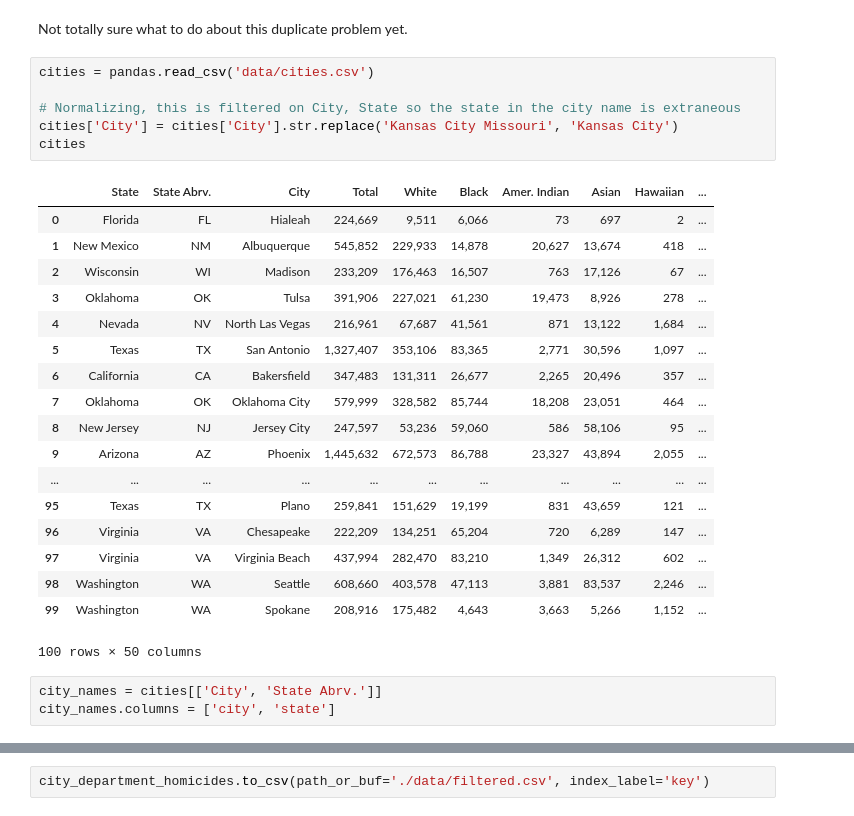
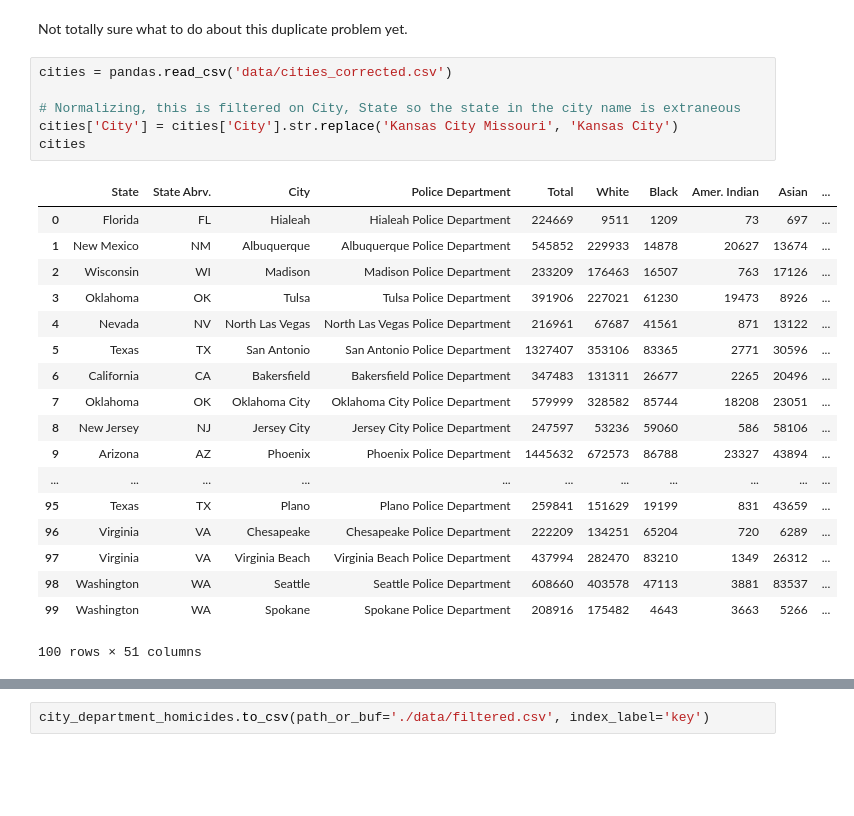
Before and after one commit to mapping-police-violence/cities-breakdown, a Jupyter notebook: Mapping Police Violence Data.ipynb, the cells around one changed output, grey strips where cells are left out. Drawn from its saved outputs; the diff is of its cells as text; blank space fills up the shorter version.

```diff
--- a/Mapping Police Violence Data.ipynb
+++ b/Mapping Police Violence Data.ipynb
@@ -106,30 +61,27 @@ multi_agency
 # %% [markdown]
 Not totally sure what to do about this duplicate problem yet.
 # %%
-cities = pandas.read_csv('data/cities.csv')
+cities = pandas.read_csv('data/cities_corrected.csv')
 
 # Normalizing, this is filtered on City, State so the state in the city name is extraneous
 cities['City'] = cities['City'].str.replace('Kansas City Missouri', 'Kansas City')
 cities
 # %% [output]
-|  | State | State Abrv. | City | Total | White | Black | Amer. Indian | Asian | Hawaiian | ... |
-| 0 | Florida | FL | Hialeah | 224,669 | 9,511 | 6,066 | 73 | 697 | 2 | ... |
-| 1 | New Mexico | NM | Albuquerque | 545,852 | 229,933 | 14,878 | 20,627 | 13,674 | 418 | ... |
-| 2 | Wisconsin | WI | Madison | 233,209 | 176,463 | 16,507 | 763 | 17,126 | 67 | ... |
-| 3 | Oklahoma | OK | Tulsa | 391,906 | 227,021 | 61,230 | 19,473 | 8,926 | 278 | ... |
-| 4 | Nevada | NV | North Las Vegas | 216,961 | 67,687 | 41,561 | 871 | 13,122 | 1,684 | ... |
-| 5 | Texas | TX | San Antonio | 1,327,407 | 353,106 | 83,365 | 2,771 | 30,596 | 1,097 | ... |
-| 6 | California | CA | Bakersfield | 347,483 | 131,311 | 26,677 | 2,265 | 20,496 | 357 | ... |
-| 7 | Oklahoma | OK | Oklahoma City | 579,999 | 328,582 | 85,744 | 18,208 | 23,051 | 464 | ... |
-| 8 | New Jersey | NJ | Jersey City | 247,597 | 53,236 | 59,060 | 586 | 58,106 | 95 | ... |
-| 9 | Arizona | AZ | Phoenix | 1,445,632 | 672,573 | 86,788 | 23,327 | 43,894 | 2,055 | ... |
+|  | State | State Abrv. | City | Police Department | Total | White | Black | Amer. Indian | Asian | ... |
+| 0 | Florida | FL | Hialeah | Hialeah Police Department | 224669 | 9511 | 1209 | 73 | 697 | ... |
+| 1 | New Mexico | NM | Albuquerque | Albuquerque Police Department | 545852 | 229933 | 14878 | 20627 | 13674 | ... |
+| 2 | Wisconsin | WI | Madison | Madison Police Department | 233209 | 176463 | 16507 | 763 | 17126 | ... |
+| 3 | Oklahoma | OK | Tulsa | Tulsa Police Department | 391906 | 227021 | 61230 | 19473 | 8926 | ... |
+| 4 | Nevada | NV | North Las Vegas | North Las Vegas Police Department | 216961 | 67687 | 41561 | 871 | 13122 | ... |
+| 5 | Texas | TX | San Antonio | San Antonio Police Department | 1327407 | 353106 | 83365 | 2771 | 30596 | ... |
+| 6 | California | CA | Bakersfield | Bakersfield Police Department | 347483 | 131311 | 26677 | 2265 | 20496 | ... |
+| 7 | Oklahoma | OK | Oklahoma City | Oklahoma City Police Department | 579999 | 328582 | 85744 | 18208 | 23051 | ... |
+| 8 | New Jersey | NJ | Jersey City | Jersey City Police Department | 247597 | 53236 | 59060 | 586 | 58106 | ... |
+| 9 | Arizona | AZ | Phoenix | Phoenix Police Department | 1445632 | 672573 | 86788 | 23327 | 43894 | ... |
 | ... | ... | ... | ... | ... | ... | ... | ... | ... | ... | ... |
-| 95 | Texas | TX | Plano | 259,841 | 151,629 | 19,199 | 831 | 43,659 | 121 | ... |
-| 96 | Virginia | VA | Chesapeake | 222,209 | 134,251 | 65,204 | 720 | 6,289 | 147 | ... |
-| 97 | Virginia | VA | Virginia Beach | 437,994 | 282,470 | 83,210 | 1,349 | 26,312 | 602 | ... |
-| 98 | Washington | WA | Seattle | 608,660 | 403,578 | 47,113 | 3,881 | 83,537 | 2,246 | ... |
-| 99 | Washington | WA | Spokane | 208,916 | 175,482 | 4,643 | 3,663 | 5,266 | 1,152 | ... |
+| 95 | Texas | TX | Plano | Plano Police Department | 259841 | 151629 | 19199 | 831 | 43659 | ... |
+| 96 | Virginia | VA | Chesapeake | Chesapeake Police Department | 222209 | 134251 | 65204 | 720 | 6289 | ... |
+| 97 | Virginia | VA | Virginia Beach | Virginia Beach Police Department | 437994 | 282470 | 83210 | 1349 | 26312 | ... |
+| 98 | Washington | WA | Seattle | Seattle Police Department | 608660 | 403578 | 47113 | 3881 | 83537 | ... |
+| 99 | Washington | WA | Spokane | Spokane Police Department | 208916 | 175482 | 4643 | 3663 | 5266 | ... |
-100 rows × 50 columns
+100 rows × 51 columns
-# %%
-city_names = cities[['City', 'State Abrv.']]
-city_names.columns = ['city', 'state']
```
Also changed, not shown: parts of 21 cells of this notebook, 12 other files.
